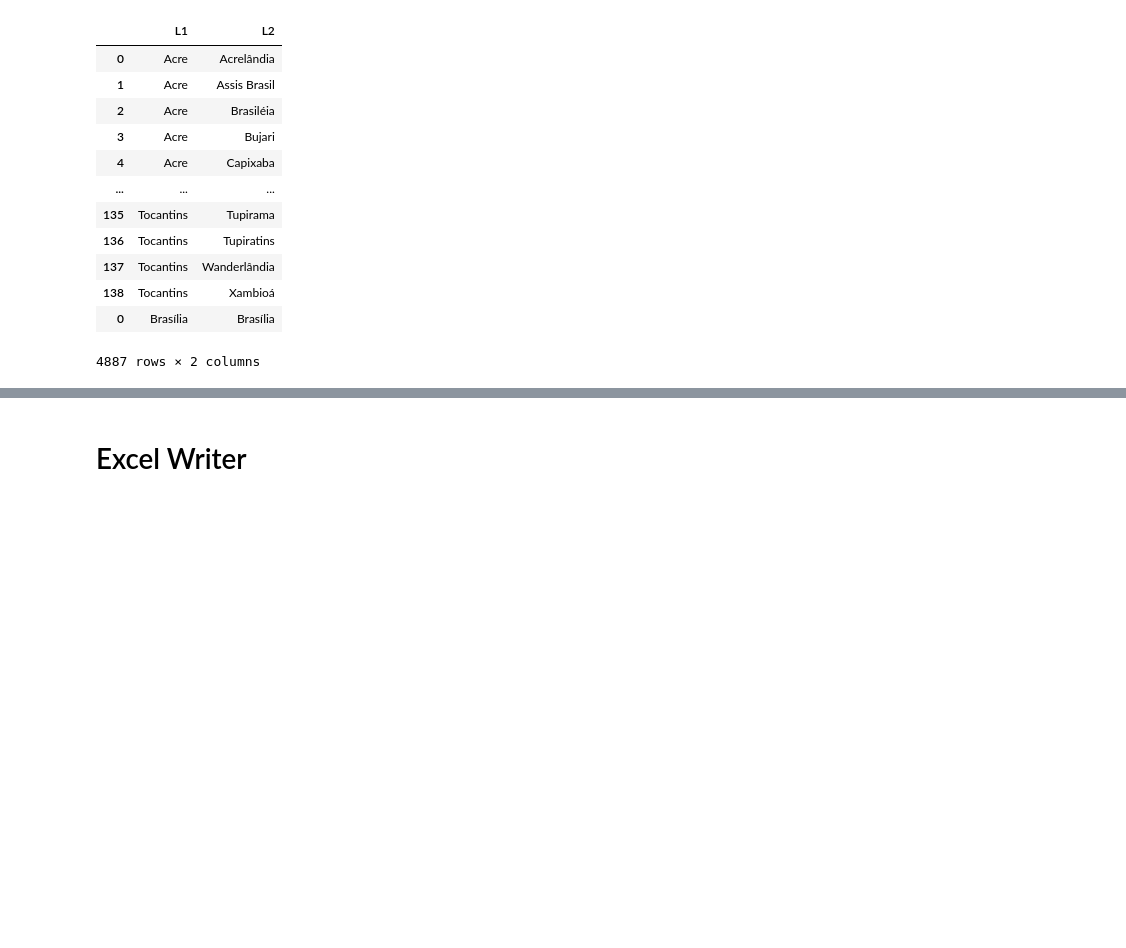
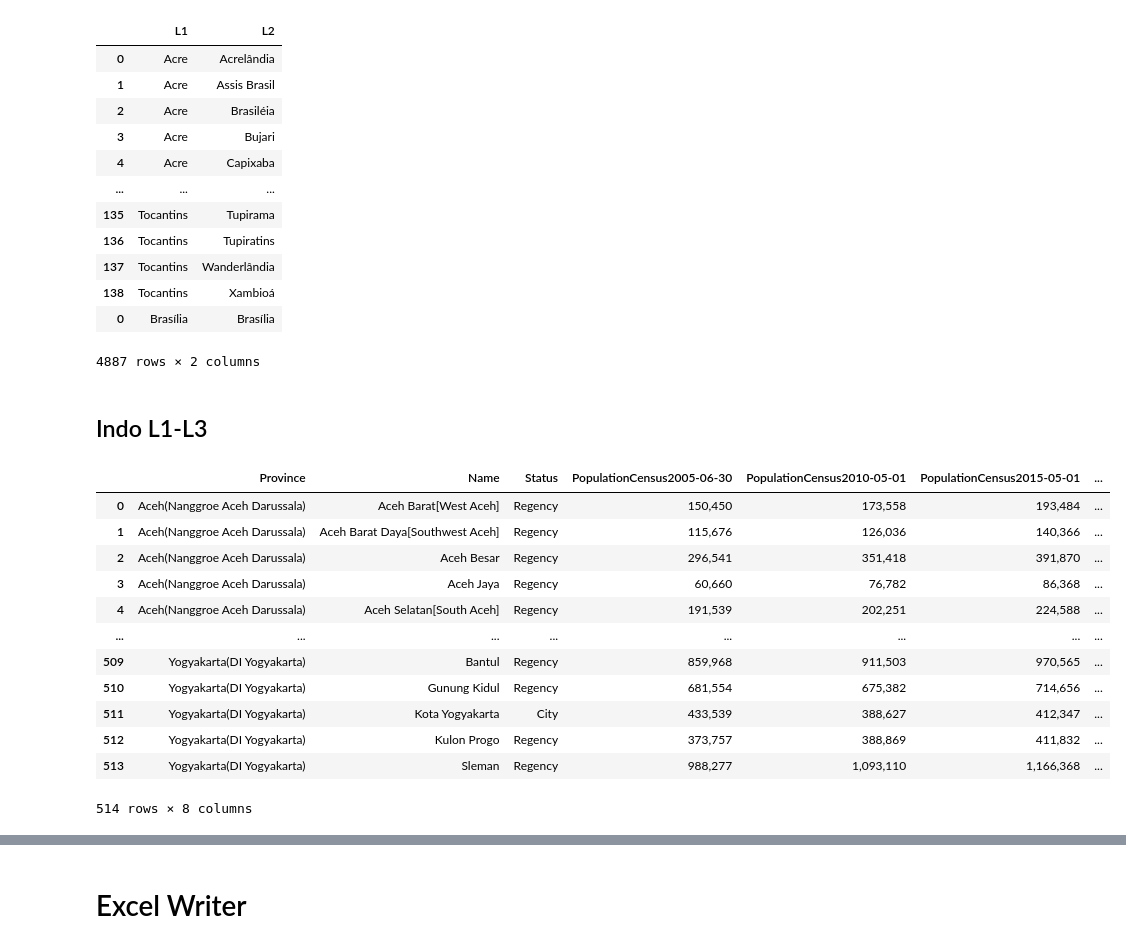
Before and after one commit to CabooseExia/Geospatial-practice, a Jupyter notebook: citypopulation_webscraper.ipynb, the cells around one changed output, grey strips where cells are left out. Saved outputs shown, nothing was run; the diff lists cells and outputs as text; code cells hidden in the pictures; blank space fills up the shorter version.

```diff
--- a/citypopulation_webscraper.ipynb
+++ b/citypopulation_webscraper.ipynb
@@ -331,3 +331,43 @@ def make_df_brazil_problem(page):
     df = pd.DataFrame(rows, columns=headers)
     df = df.iloc[:-1]
     return df
+# %%
+def make_indo_l1l2(page):
+    soup = BeautifulSoup(page.content, 'html.parser')
+
+    rows = []
+    current_l1 = None
+
+    # Get dynamic headers from the first table
+    table = soup.find('table')
+    header_cells = table.find('tr').find_all('th')
+    headers = ['Province'] + [cell.get_text(strip=True) for cell in header_cells if cell.get_text(strip=True)]
+
+    # Loop through all tbody sections
+    for tbody in soup.find_all('tbody'):
+        if tbody.get('class') == ['admin1']:
+            # This tbody is for Province (L1)
+            tr = tbody.find('tr')
+            td = tr.find('td', class_='rname')
+            current_l1 = td.get_text(strip=True)
+        elif tbody.get('class') == ['admin2']:
+            # This tbody is for Districts (L2)
+            for tr in tbody.find_all('tr'):
+                cells = tr.find_all('td')
+                if not cells:
+                    continue
+                row_data = [current_l1]  # start row with Province
+
+                for cell in cells:
+                    row_data.append(cell.get_text(strip=True))
+
+                rows.append(row_data)
+
+    # Adjust header if rows have more columns
+    max_len = max(len(r) for r in rows)
+    if len(headers) < max_len:
+        headers += [f"Extra_{i+1}" for i in range(max_len - len(headers))]
+
+    df = pd.DataFrame(rows, columns=headers)
+
+    return df
@@ -640,3 +719,23 @@ brazil_df
 | 138 | Tocantins | Xambioá |
 | 0 | Brasília | Brasília |
 4887 rows × 2 columns
+# %% [markdown]
+## Indo L1-L3
+# %%
+page = requests.get(f"https://www.citypopulation.de/en/indonesia/admin/")
+l1l2_test_df = make_indo_l1l2(page)
+l1l2_test_df
+# %% [output]
+|  | Province | Name | Status | PopulationCensus2005-06-30 | PopulationCensus2010-05-01 | PopulationCensus2015-05-01 | ... |
+| 0 | Aceh(Nanggroe Aceh Darussala) | Aceh Barat[West Aceh] | Regency | 150,450 | 173,558 | 193,484 | ... |
+| 1 | Aceh(Nanggroe Aceh Darussala) | Aceh Barat Daya[Southwest Aceh] | Regency | 115,676 | 126,036 | 140,366 | ... |
+| 2 | Aceh(Nanggroe Aceh Darussala) | Aceh Besar | Regency | 296,541 | 351,418 | 391,870 | ... |
+| 3 | Aceh(Nanggroe Aceh Darussala) | Aceh Jaya | Regency | 60,660 | 76,782 | 86,368 | ... |
+| 4 | Aceh(Nanggroe Aceh Darussala) | Aceh Selatan[South Aceh] | Regency | 191,539 | 202,251 | 224,588 | ... |
+| ... | ... | ... | ... | ... | ... | ... | ... |
+| 509 | Yogyakarta(DI Yogyakarta) | Bantul | Regency | 859,968 | 911,503 | 970,565 | ... |
+| 510 | Yogyakarta(DI Yogyakarta) | Gunung Kidul | Regency | 681,554 | 675,382 | 714,656 | ... |
+| 511 | Yogyakarta(DI Yogyakarta) | Kota Yogyakarta | City | 433,539 | 388,627 | 412,347 | ... |
+| 512 | Yogyakarta(DI Yogyakarta) | Kulon Progo | Regency | 373,757 | 388,869 | 411,832 | ... |
+| 513 | Yogyakarta(DI Yogyakarta) | Sleman | Regency | 988,277 | 1,093,110 | 1,166,368 | ... |
+514 rows × 8 columns
```
Also changed, not shown: parts of 14 cells of this notebook.
